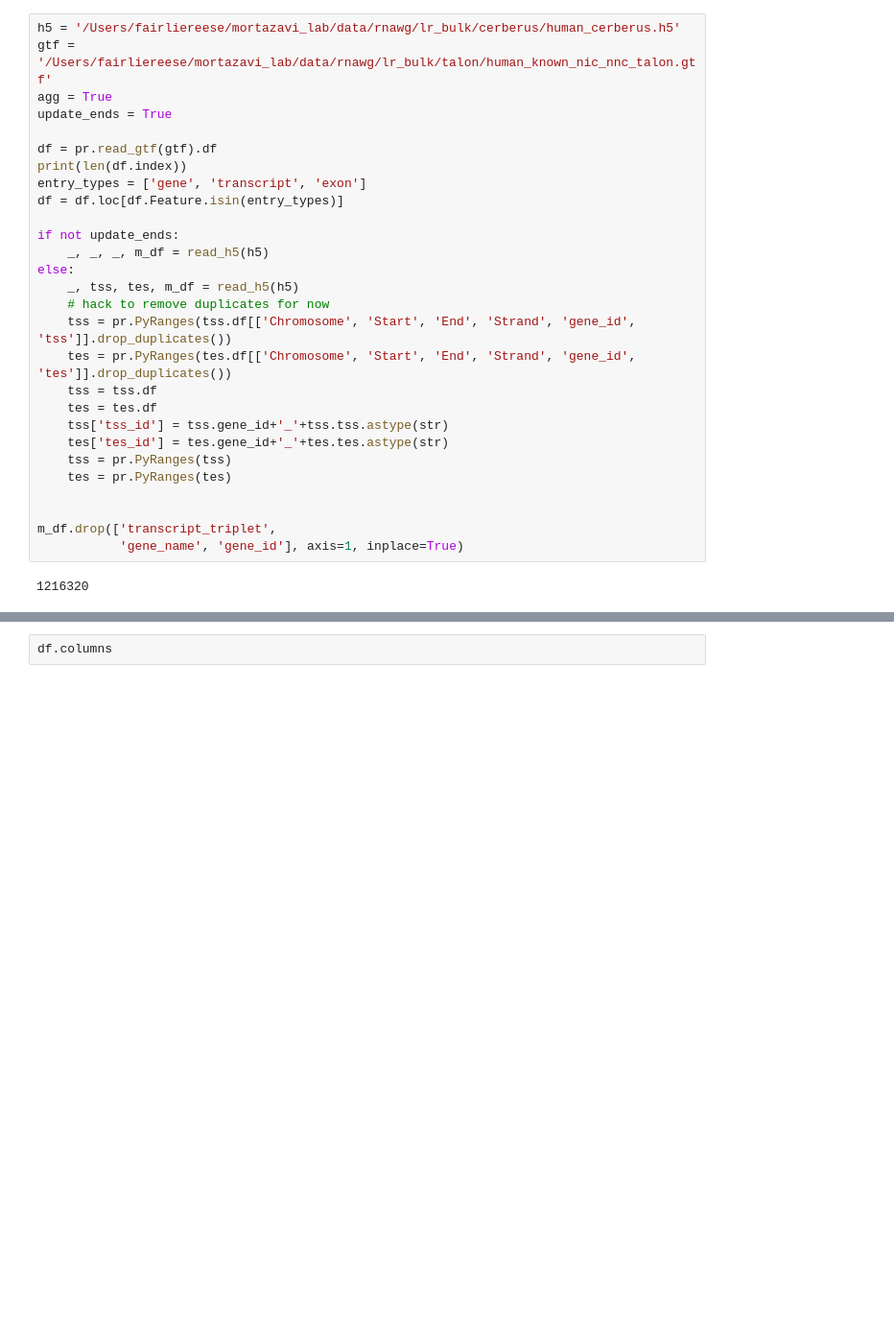
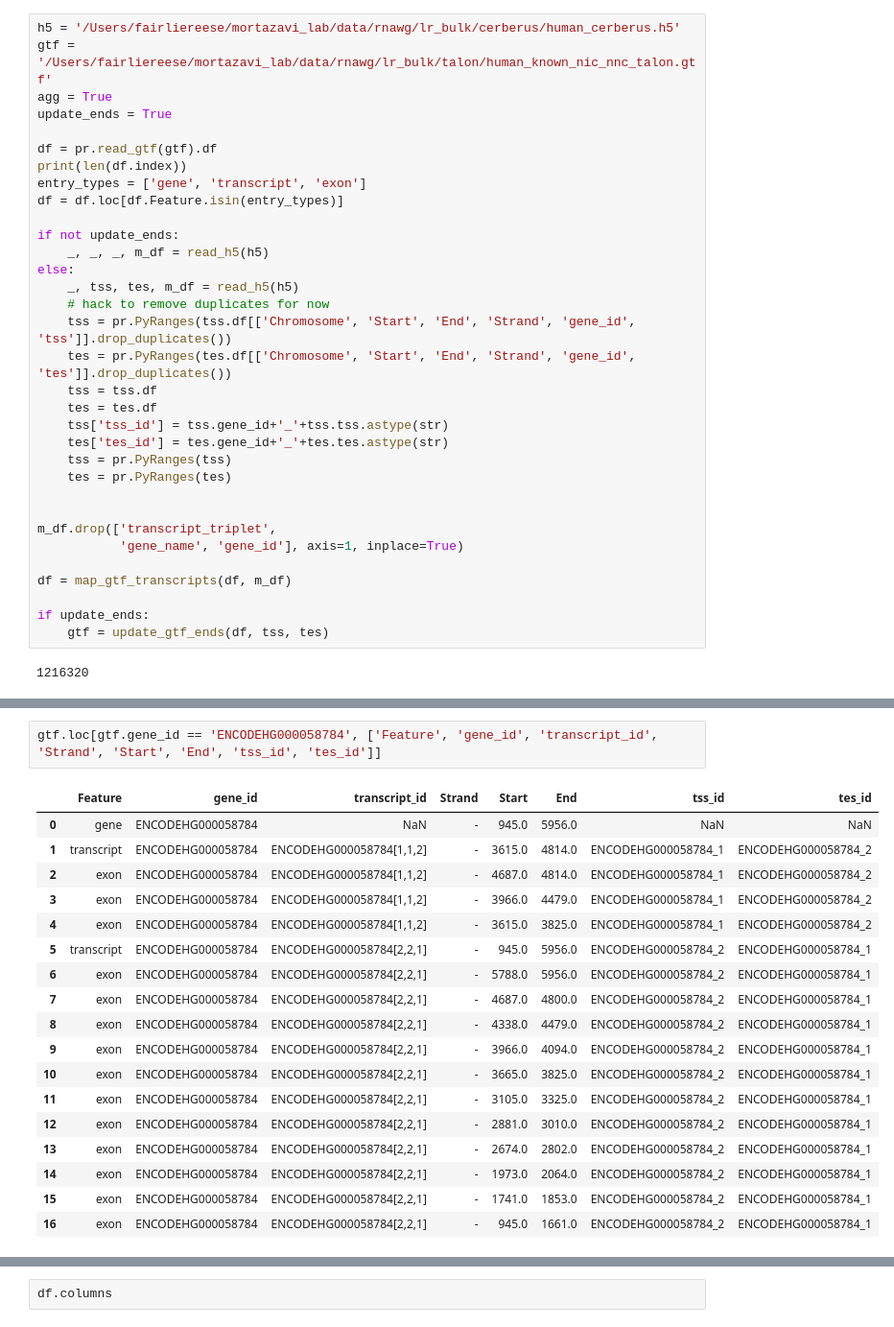
Before and after one commit to mortazavilab/cerberus, a Jupyter notebook: 220412_dev.ipynb, the cells around one changed output, grey strips where cells are left out. Shown at 96% size. Saved outputs shown, nothing was run; the diff lists cells and outputs as text; blank space fills up the shorter version.

```diff
--- a/220412_dev.ipynb
+++ b/220412_dev.ipynb
@@ -105,5 +105,10 @@ else:
 
 m_df.drop(['transcript_triplet',
            'gene_name', 'gene_id'], axis=1, inplace=True)
+
+df = map_gtf_transcripts(df, m_df)
+
+if update_ends:
+    gtf = update_gtf_ends(df, tss, tes)
 # %% [output]
 1216320
@@ -142,0 +143,21 @@ def sort_gtf(df):
+# %%
+gtf.loc[gtf.gene_id == 'ENCODEHG000058784', ['Feature', 'gene_id', 'transcript_id', 'Strand', 'Start', 'End', 'tss_id', 'tes_id']]
+# %% [output]
+|  | Feature | gene_id | transcript_id | Strand | Start | End | tss_id | tes_id |
+| 0 | gene | ENCODEHG000058784 | NaN | - | 945.0 | 5956.0 | NaN | NaN |
+| 1 | transcript | ENCODEHG000058784 | ENCODEHG000058784[1,1,2] | - | 3615.0 | 4814.0 | ENCODEHG000058784_1 | ENCODEHG000058784_2 |
+| 2 | exon | ENCODEHG000058784 | ENCODEHG000058784[1,1,2] | - | 4687.0 | 4814.0 | ENCODEHG000058784_1 | ENCODEHG000058784_2 |
+| 3 | exon | ENCODEHG000058784 | ENCODEHG000058784[1,1,2] | - | 3966.0 | 4479.0 | ENCODEHG000058784_1 | ENCODEHG000058784_2 |
+| 4 | exon | ENCODEHG000058784 | ENCODEHG000058784[1,1,2] | - | 3615.0 | 3825.0 | ENCODEHG000058784_1 | ENCODEHG000058784_2 |
+| 5 | transcript | ENCODEHG000058784 | ENCODEHG000058784[2,2,1] | - | 945.0 | 5956.0 | ENCODEHG000058784_2 | ENCODEHG000058784_1 |
+| 6 | exon | ENCODEHG000058784 | ENCODEHG000058784[2,2,1] | - | 5788.0 | 5956.0 | ENCODEHG000058784_2 | ENCODEHG000058784_1 |
+| 7 | exon | ENCODEHG000058784 | ENCODEHG000058784[2,2,1] | - | 4687.0 | 4800.0 | ENCODEHG000058784_2 | ENCODEHG000058784_1 |
+| 8 | exon | ENCODEHG000058784 | ENCODEHG000058784[2,2,1] | - | 4338.0 | 4479.0 | ENCODEHG000058784_2 | ENCODEHG000058784_1 |
+| 9 | exon | ENCODEHG000058784 | ENCODEHG000058784[2,2,1] | - | 3966.0 | 4094.0 | ENCODEHG000058784_2 | ENCODEHG000058784_1 |
+| 10 | exon | ENCODEHG000058784 | ENCODEHG000058784[2,2,1] | - | 3665.0 | 3825.0 | ENCODEHG000058784_2 | ENCODEHG000058784_1 |
+| 11 | exon | ENCODEHG000058784 | ENCODEHG000058784[2,2,1] | - | 3105.0 | 3325.0 | ENCODEHG000058784_2 | ENCODEHG000058784_1 |
+| 12 | exon | ENCODEHG000058784 | ENCODEHG000058784[2,2,1] | - | 2881.0 | 3010.0 | ENCODEHG000058784_2 | ENCODEHG000058784_1 |
+| 13 | exon | ENCODEHG000058784 | ENCODEHG000058784[2,2,1] | - | 2674.0 | 2802.0 | ENCODEHG000058784_2 | ENCODEHG000058784_1 |
+| 14 | exon | ENCODEHG000058784 | ENCODEHG000058784[2,2,1] | - | 1973.0 | 2064.0 | ENCODEHG000058784_2 | ENCODEHG000058784_1 |
+| 15 | exon | ENCODEHG000058784 | ENCODEHG000058784[2,2,1] | - | 1741.0 | 1853.0 | ENCODEHG000058784_2 | ENCODEHG000058784_1 |
+| 16 | exon | ENCODEHG000058784 | ENCODEHG000058784[2,2,1] | - | 945.0 | 1661.0 | ENCODEHG000058784_2 | ENCODEHG000058784_1 |
```
Also changed, not shown: parts of 16 cells of this notebook, 2 other files.
